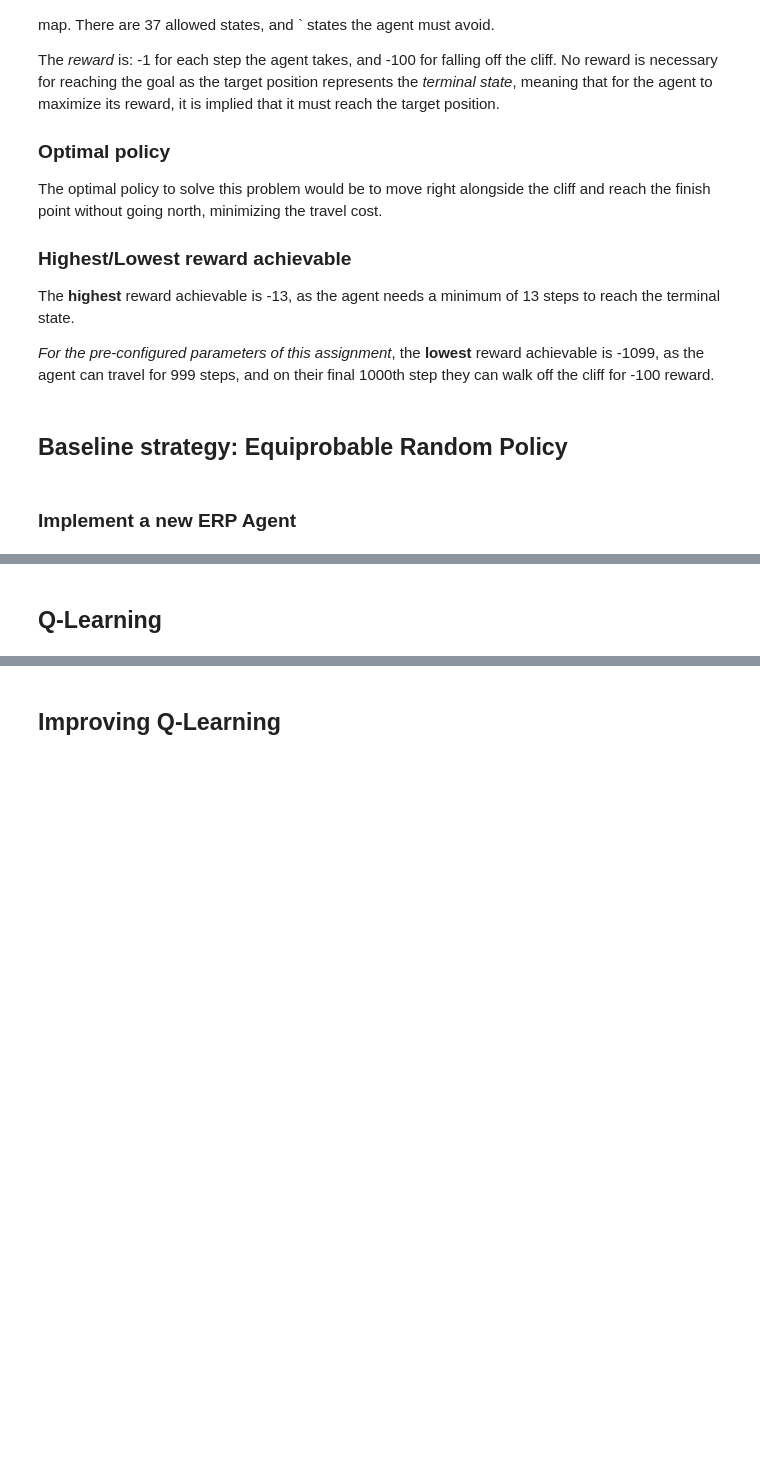
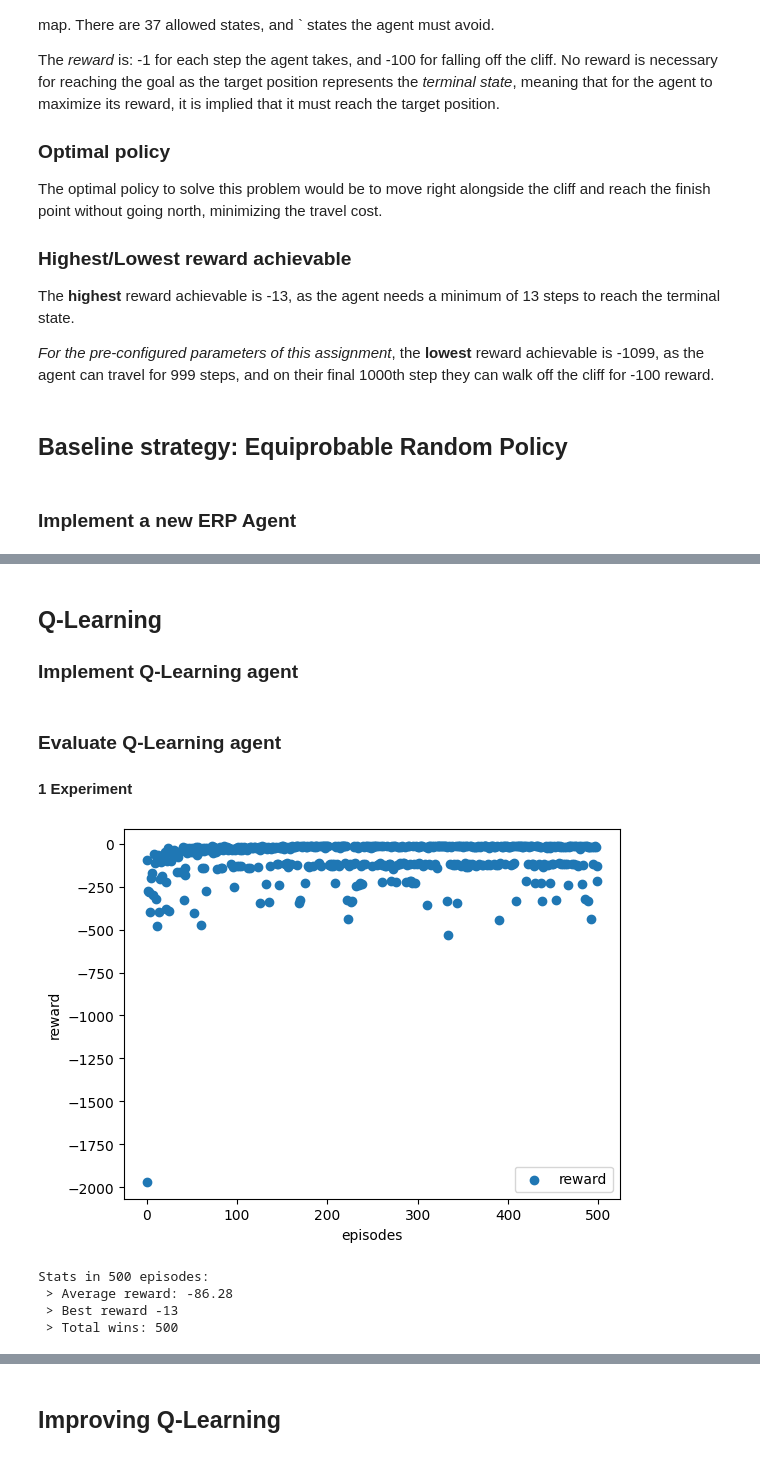
Before and after one commit to umutucak/introML, a Jupyter notebook: assignment2/task_B.ipynb, the cells around one changed output, grey strips where cells are left out. Drawn from its saved outputs; the diff is of its cells as text; code cells hidden in the pictures; blank space fills up the shorter version.

Commit message:
q-learning implementation

```diff
--- a/assignment2/task_B.ipynb
+++ b/assignment2/task_B.ipynb
@@ -147,2 +104,3 @@ average reward -110.244
 # %% [markdown]
 ## Q-Learning
+### Implement Q-Learning agent
@@ -148,0 +133,44 @@ average reward -110.244
+# %% [markdown]
+### Evaluate Q-Learning agent
+#### 1 Experiment
+# %%
+max_episodes = 500
+max_steps = 1000
+agent = QAgent(learning_rate=0.15, gamma=0.9, epsilon=0.15, epsilon_decay_rate=0) # configure hyperparameters in init()
+wins = 0
+global_rewards = []
+for episode in range(max_episodes):
+	state, _ = env.reset()
+	agent.reset()
+	done = False
+	for step in range(max_steps):
+		action = agent.get_action(state)
+		new_state, reward, done, _, _ = env.step(action)
+		agent.update(state, action, reward, new_state)
+
+		state = new_state
+		agent.episode_reward += reward
+		if done:
+			wins+=1
+			break
+
+	agent.epsilon_decay()
+	global_rewards.append(agent.episode_reward)
+	env.close()
+
+plt.scatter(x=range(max_episodes), y=global_rewards, label='reward')
+plt.xlabel('episodes')
+plt.ylabel('reward')
+plt.legend()
+plt.show()
+
+print(f"Stats in {max_episodes} episodes:")
+print(" > Average reward:", sum(global_rewards)/len(global_rewards))
+print(" > Best reward", max(global_rewards))
+print(" > Total wins:", wins)
+# %% [output]
+[figure, added]
+Stats in 500 episodes:
+ > Average reward: -86.28
+ > Best reward -13
+ > Total wins: 500
```
Also changed, not shown: parts of 15 cells of this notebook.
